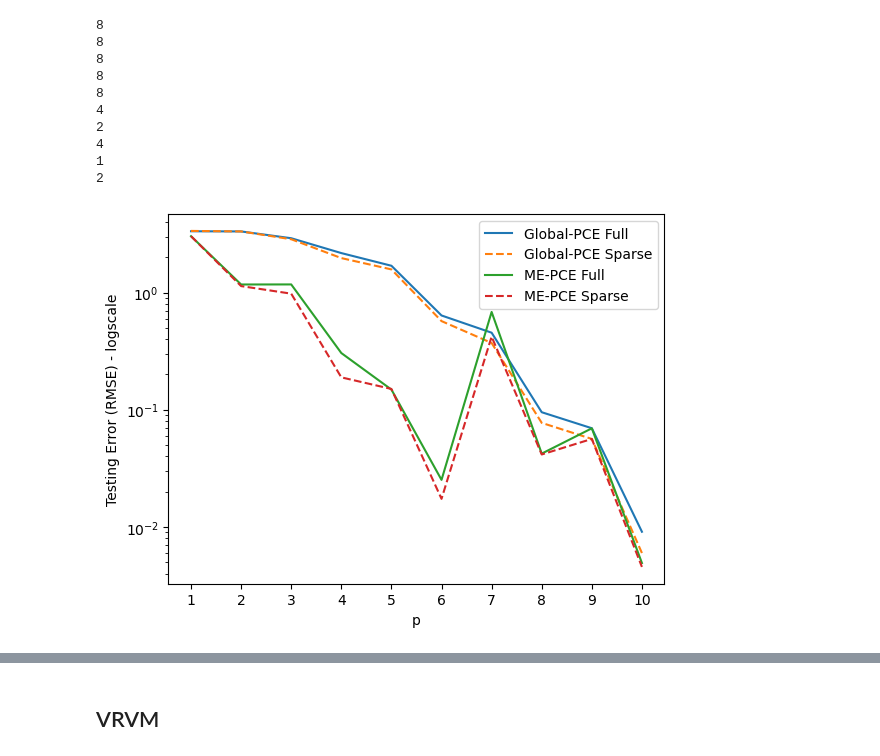
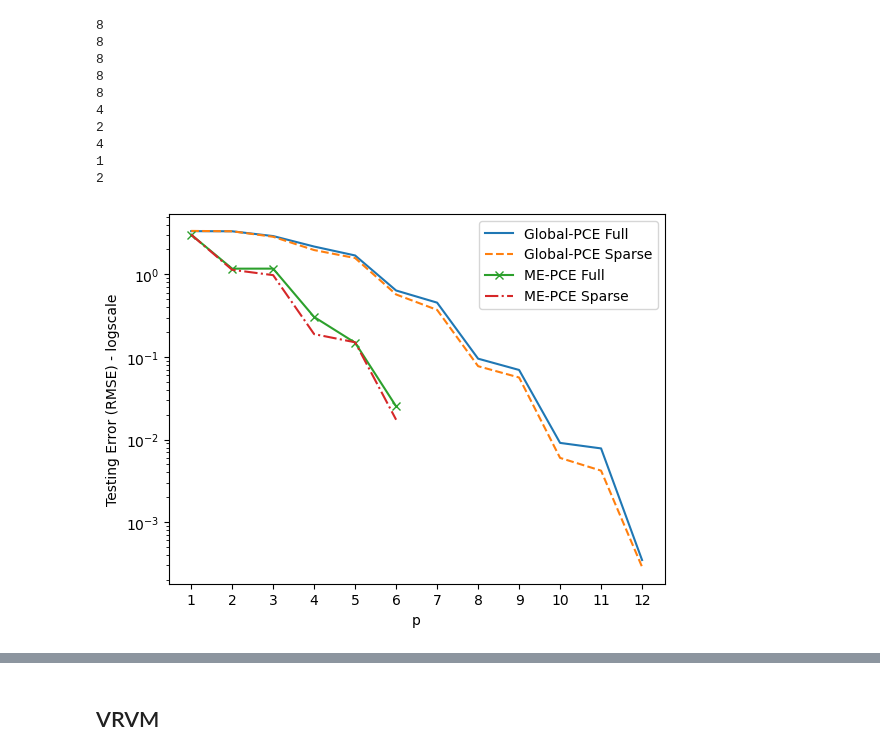
Before and after one commit to IsabelCoronaGuevara/CUDenver-Thesis, a Jupyter notebook: Results_SparseBayesianLearning.ipynb, the cells around one changed output, grey strips where cells are left out. Drawn from its saved outputs; the diff is of its cells as text; code cells hidden in the pictures.

```diff
--- a/Results_SparseBayesianLearning.ipynb
+++ b/Results_SparseBayesianLearning.ipynb
@@ -59,7 +59,7 @@ def parameter_values_ME(param_list, t):
 # %%
 N_train = 320 # Sample size
 N_test = 80
-N_pol = 1000
+N_pol = 10000
 N_mc = 1000000 #10^6 samples
 
 d = 3
@@ -312,7 +364,7 @@ A0_AFVB_Global_PCE, B0_AFVB_Global_PCE, C0_AFVB_Global_PCE, D0_AFVB_Global_PCE =
 # %%
 B_init = [[-np.pi, np.pi], [-np.pi, np.pi], [-np.pi, np.pi]]
 # %%
-p = list(range(1,15))
+p = list(range(1,13))
 
 Error_AFVB_Global_PCE_Full = []
 Error_AFVB_Global_PCE_Sparse = []
@@ -397,14 +487,14 @@ Error_AFVB_ME_aPCE_Sparse = []
 
 for i in range(len(p)):
 
-    temp = ME_PCE('aPCE', 3, p[i], [B_init], tf.ishigami, AFVB_PCE, X_pol, False, theta1_AFVB_ME_aPCE[i], theta2_AFVB_ME_aPCE[i], alpha_AFVB_ME_aPCE[i], 15, None, A0_AFVB_ME_aPCE[i], B0_AFVB_ME_aPCE[i], C0_AFVB_ME_aPCE[i], D0_AFVB_ME_aPCE[i])
+    temp = ME_PCE('aPCE', 3, p[i], [B_init], tf.ishigami, AFVB_PCE, X_pol, False, 0.00001, 0.00001, 0.1, 20, None, A0_AFVB_ME_aPCE[i], B0_AFVB_ME_aPCE[i], C0_AFVB_ME_aPCE[i], D0_AFVB_ME_aPCE[i])
     temp.fit(X_train, Y_train)
 
-    temp2 = ME_PCE('aPCE', 3, p[i], [B_init], tf.ishigami, AFVB_PCE, X_pol, False, theta1_AFVB_ME_aPCE[i], theta2_AFVB_ME_aPCE[i], alpha_AFVB_ME_aPCE[i], 15, temp.B_split, A0_AFVB_ME_aPCE[i], B0_AFVB_ME_aPCE[i], C0_AFVB_ME_aPCE[i], D0_AFVB_ME_aPCE[i])
-    temp2.fit(X_train, Y_train)
+    #temp2 = ME_PCE('aPCE', 3, p[i], [B_init], tf.ishigami, AFVB_PCE, X_pol, False, 0.00001, 0.1, 1/2, 20, temp.B_split, A0_AFVB_ME_aPCE[i], B0_AFVB_ME_aPCE[i], C0_AFVB_ME_aPCE[i], D0_AFVB_ME_aPCE[i])
+    #temp2.fit(X_train, Y_train)
 
     print(temp.B_split.shape[0])
 
     Error_AFVB_ME_aPCE_Full.append(np.sqrt(mean_squared_error(Y_test, temp.predict(X_test, sparse = False))))
-    Error_AFVB_ME_aPCE_Sparse.append(np.sqrt(mean_squared_error(Y_test, temp2.predict(X_test, sparse = True))))
+    Error_AFVB_ME_aPCE_Sparse.append(np.sqrt(mean_squared_error(Y_test, temp.predict(X_test, sparse = True))))
 # %% [output]
@@ -482,14 +573,15 @@ for i in range(len(p)):
 2
 # %%
 # marker = 'o', '.', ',', 'x', '+', 'v', '^', '<', '>', 's', 'd'
-plt.plot(p, Error_AFVB_Global_PCE_Full[:10], '-', label = 'Global-PCE Full')
-plt.plot(p, Error_AFVB_Global_PCE_Sparse[:10], '--', label = 'Global-PCE Sparse')
-plt.plot(p, Error_AFVB_ME_PCE_Full, '-', label = 'ME-PCE Full')
-plt.plot(p, Error_AFVB_ME_PCE_Sparse, '--', label = 'ME-PCE Sparse')
-plt.xticks(p)
+plt.plot(range(1,13), Error_AFVB_Global_PCE_Full, '-', label = 'Global-PCE Full')
+plt.plot(range(1,13), Error_AFVB_Global_PCE_Sparse, '--', label = 'Global-PCE Sparse')
+plt.plot(range(1,7), Error_AFVB_ME_PCE_Full[:6], '-x', label = 'ME-PCE Full')
+plt.plot(range(1,7), Error_AFVB_ME_PCE_Sparse[:6], '-.', label = 'ME-PCE Sparse')
+plt.xticks(range(1,13))
 plt.yscale("log")
 plt.xlabel("p")
 plt.ylabel("Testing Error (RMSE) - logscale")
 plt.legend();
+#plt.savefig(wd + '/Ishigami_AFVB_PCE.png')
 # %% [output]
-[figure, old version]
+[figure, new version]
```
Also changed, not shown: parts of 37 cells of this notebook.
